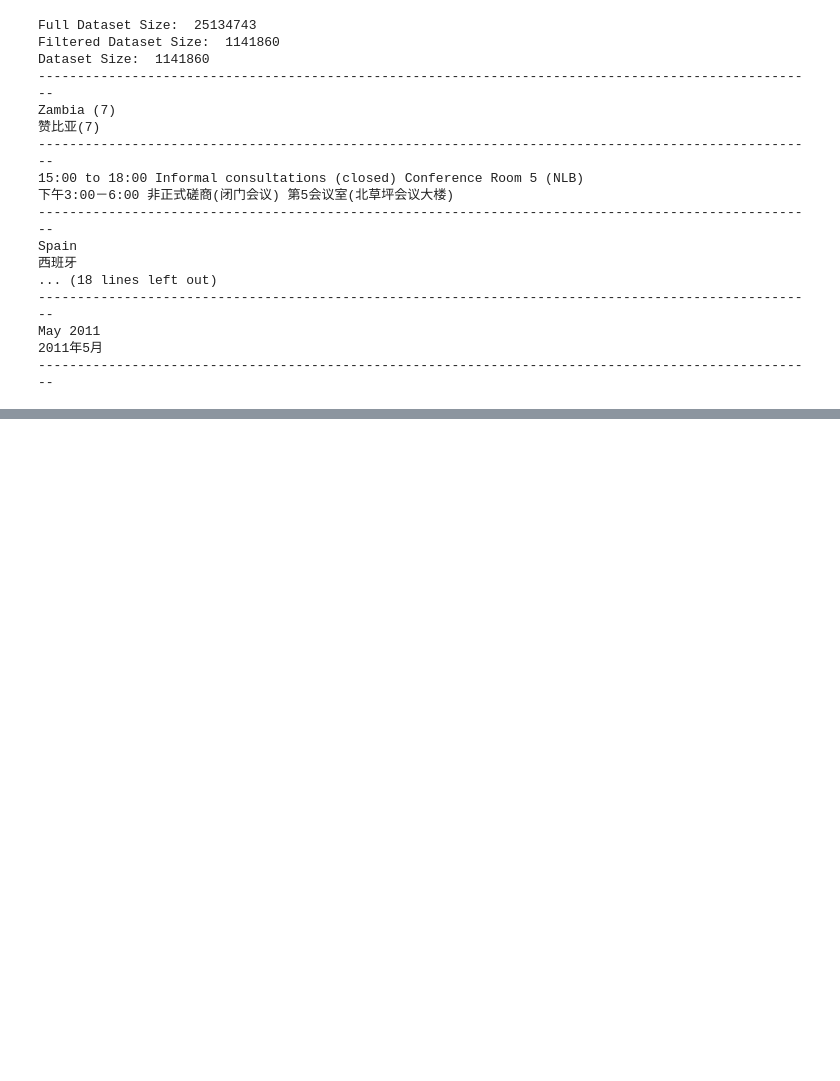
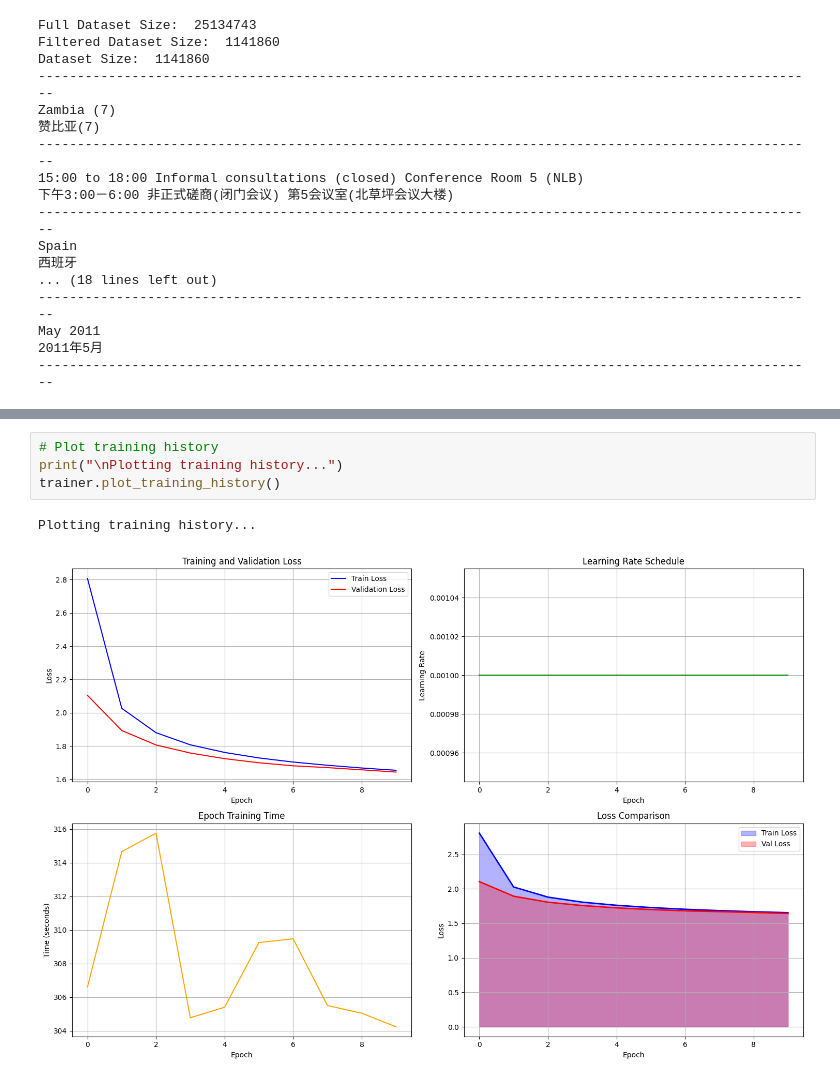
Before and after one commit to archeryue/AI-ZeroToOne, a Jupyter notebook: Season-2/S02E07.ipynb, the cells around one changed output, grey strips where cells are left out. Cells and saved outputs as stored; diff of their text form; blank space fills up the shorter version.

```diff
--- a/Season-2/S02E07.ipynb
+++ b/Season-2/S02E07.ipynb
@@ -988,0 +1013,7 @@ KeyboardInterrupt:
+# %%
+# Plot training history
+print("\nPlotting training history...")
+trainer.plot_training_history()
+# %% [output]
+Plotting training history...
+[figure, added]
```
Also changed, not shown: parts of 6 cells of this notebook.
